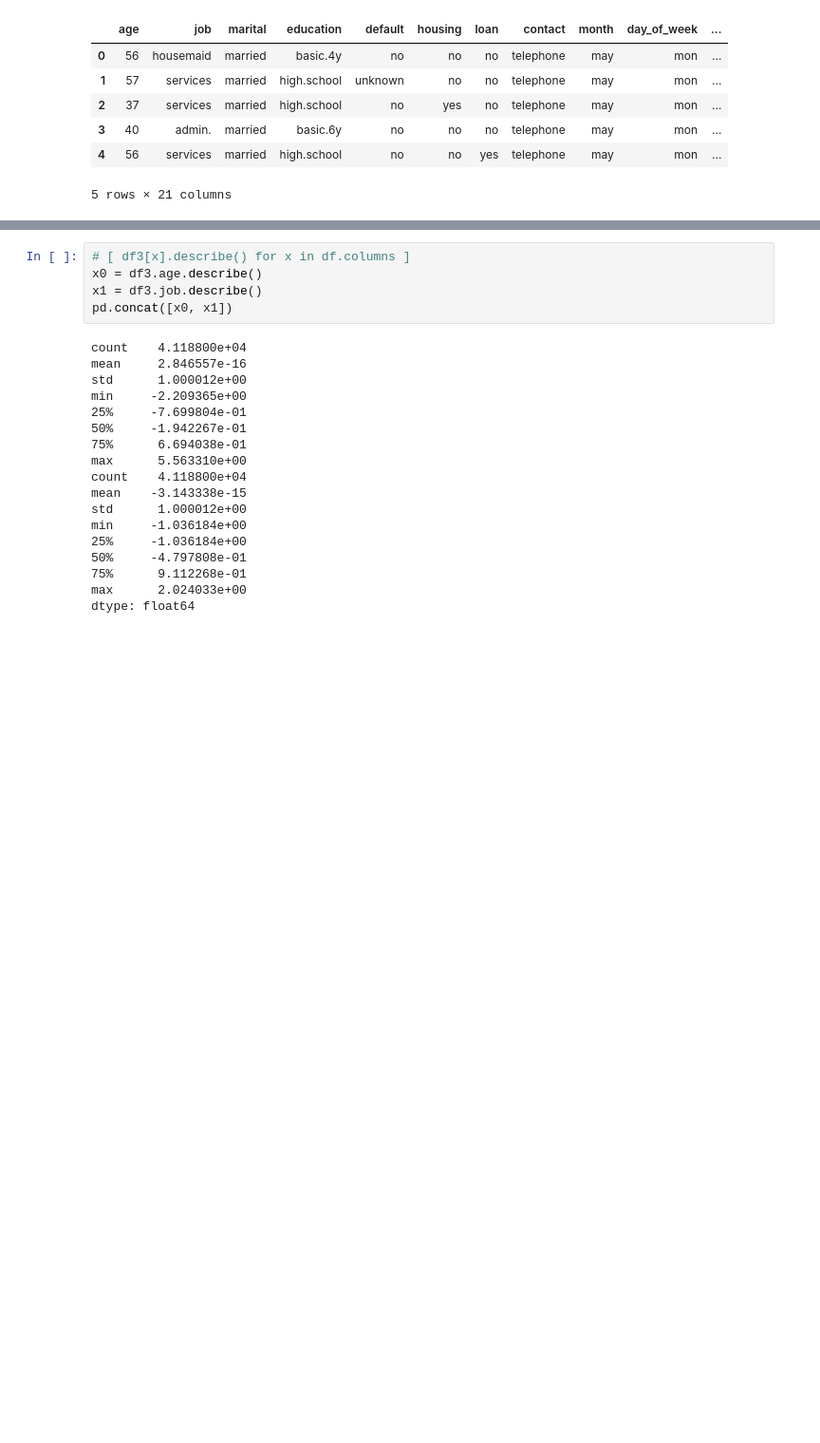
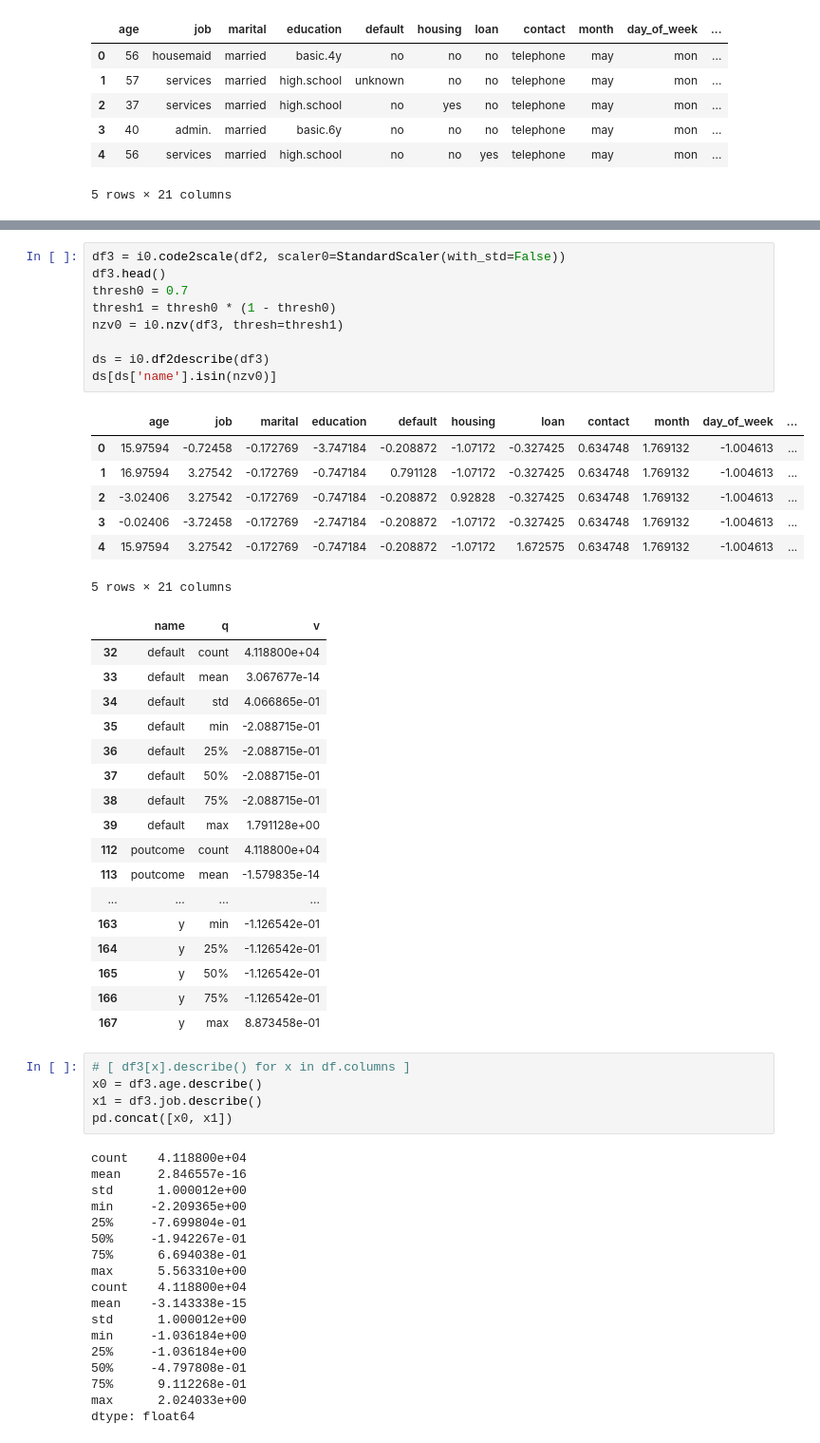
Before and after one commit to eepgwde/pyeg0, a Jupyter notebook: fca/checks0.ipynb, the cells around one changed output, grey strips where cells are left out. Shown at 95% size. Drawn from its saved outputs; the diff is of its cells as text; blank space fills up the shorter version.

```diff
--- a/fca/checks0.ipynb
+++ b/fca/checks0.ipynb
@@ -140,3 +179,37 @@ df3.head()
+# %%
+df3 = i0.code2scale(df2, scaler0=StandardScaler(with_std=False))
+df3.head()
+thresh0 = 0.7
+thresh1 = thresh0 * (1 - thresh0)
+nzv0 = i0.nzv(df3, thresh=thresh1)
+
+ds = i0.df2describe(df3)
+ds[ds['name'].isin(nzv0)]
+# %% [output]
+|  | age | job | marital | education | default | housing | loan | contact | month | day_of_week | ... |
+| 0 | 15.97594 | -0.72458 | -0.172769 | -3.747184 | -0.208872 | -1.07172 | -0.327425 | 0.634748 | 1.769132 | -1.004613 | ... |
+| 1 | 16.97594 | 3.27542 | -0.172769 | -0.747184 | 0.791128 | -1.07172 | -0.327425 | 0.634748 | 1.769132 | -1.004613 | ... |
+| 2 | -3.02406 | 3.27542 | -0.172769 | -0.747184 | -0.208872 | 0.92828 | -0.327425 | 0.634748 | 1.769132 | -1.004613 | ... |
+| 3 | -0.02406 | -3.72458 | -0.172769 | -2.747184 | -0.208872 | -1.07172 | -0.327425 | 0.634748 | 1.769132 | -1.004613 | ... |
+| 4 | 15.97594 | 3.27542 | -0.172769 | -0.747184 | -0.208872 | -1.07172 | 1.672575 | 0.634748 | 1.769132 | -1.004613 | ... |
+5 rows × 21 columns
+|  | name | q | v |
+| 32 | default | count | 4.118800e+04 |
+| 33 | default | mean | 3.067677e-14 |
+| 34 | default | std | 4.066865e-01 |
+| 35 | default | min | -2.088715e-01 |
+| 36 | default | 25% | -2.088715e-01 |
+| 37 | default | 50% | -2.088715e-01 |
+| 38 | default | 75% | -2.088715e-01 |
+| 39 | default | max | 1.791128e+00 |
+| 112 | poutcome | count | 4.118800e+04 |
+| 113 | poutcome | mean | -1.579835e-14 |
+| ... | ... | ... | ... |
+| 163 | y | min | -1.126542e-01 |
+| 164 | y | 25% | -1.126542e-01 |
+| 165 | y | 50% | -1.126542e-01 |
+| 166 | y | 75% | -1.126542e-01 |
+| 167 | y | max | 8.873458e-01 |
 # %%
 # [ df3[x].describe() for x in df.columns ]
 x0 = df3.age.describe()
```
Also changed, not shown: parts of 13 cells of this notebook, 1 other file.
